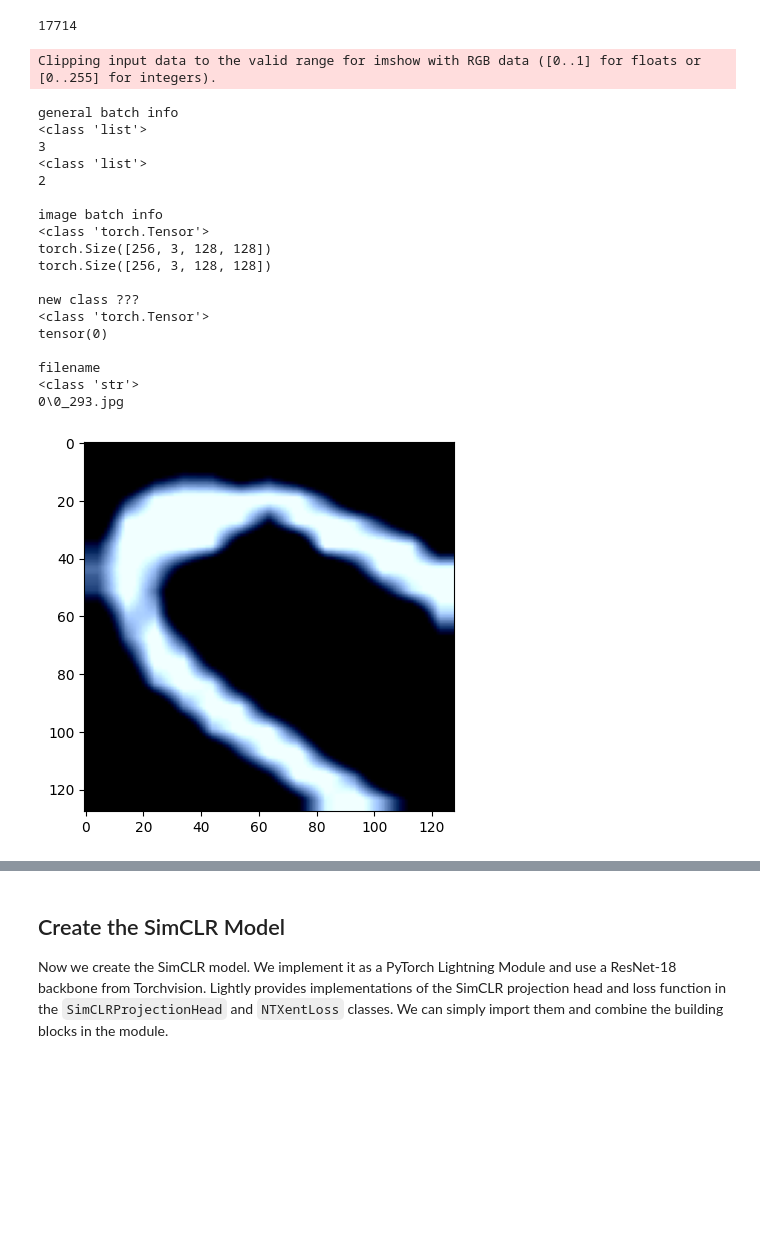
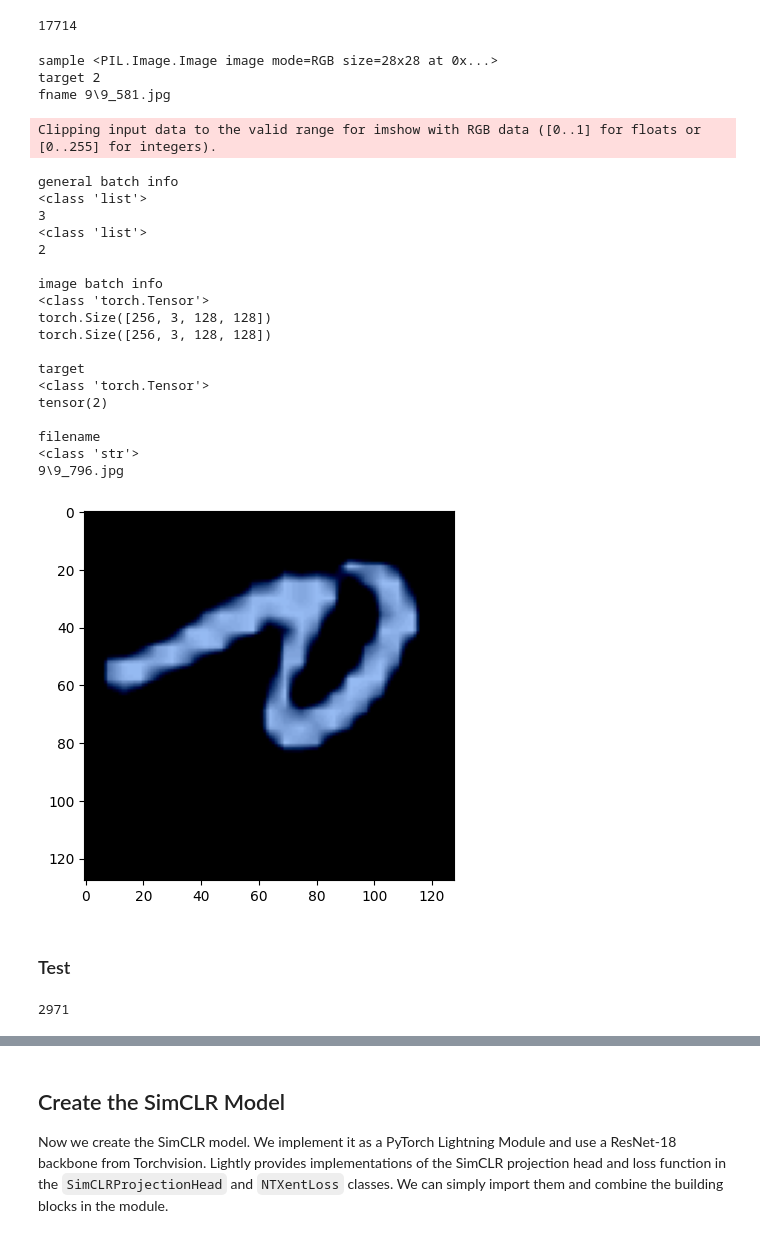
Before and after one commit to MKaczkow/ml_concepts, a Jupyter notebook: ideas/ssl/simcrl_mnist.ipynb, the cells around one changed output, grey strips where cells are left out. Drawn from its saved outputs; the diff is of its cells as text; code cells hidden in the pictures; blank space fills up the shorter version.

```diff
--- a/ideas/ssl/simcrl_mnist.ipynb
+++ b/ideas/ssl/simcrl_mnist.ipynb
@@ -101,12 +108,23 @@ We prepare data augmentations and loaders for unsupervised training, using light
 train_transform = SimCLRTransform(input_size=input_size, vf_prob=0.5, rr_prob=0.5)
 # %%
 train_dataset_simclr = LightlyDataset(
-    input_dir=path_to_train_data, transform=train_transform
+    input_dir=path_to_train_data, #transform=train_transform
 )
 # %%
 print(len(train_dataset_simclr))
 # %% [output]
 17714
+# %%
+sample, target, fname = train_dataset_simclr[17111]
+print("sample", sample)
+print("target", target)
+print("fname", fname)
+
+# targets got acquired weirdly
+# %% [output]
+sample <PIL.Image.Image image mode=RGB size=28x28 at 0x...>
+target 2
+fname 9\9_581.jpg
 # %%
 dataloader_train_simclr = torch.utils.data.DataLoader(
     train_dataset_simclr,
@@ -115,6 +133,8 @@ dataloader_train_simclr = torch.utils.data.DataLoader(
     drop_last=True,
     num_workers=num_workers,
 )
+# %%
+train_example_idx = 65
 # %%
 for batch in dataloader_train_simclr:
     print("\ngeneral batch info")
@@ -122,39 +142,41 @@ for batch in dataloader_train_simclr:
     print(len(batch))
     print(type(batch[0]))
     print(len(batch[0]))
 
     print("\nimage batch info")
     print(type(batch[0][0]))
     print(batch[0][0].shape)
     print(batch[0][1].shape)
-    plt.imshow(batch[0][0][21].permute(1, 2, 0))
+    plt.imshow(batch[0][0][train_example_idx].permute(1, 2, 0))
 
     print("\ntarget")
-    print(type(batch[1][21]))
-    print(batch[1][21])
+    print(type(batch[1][train_example_idx]))
+    print(batch[1][train_example_idx])
 
     print("\nfilename")
-    print(type(batch[2][21]))
-    print(batch[2][21])
+    print(type(batch[2][train_example_idx]))
+    print(batch[2][train_example_idx])
     break
 # %% [output]
 Clipping input data to the valid range for imshow with RGB data ([0..1] for floats or [0..255] for integers).
 general batch info
 <class 'list'>
 3
 <class 'list'>
 2
 
 image batch info
 <class 'torch.Tensor'>
 torch.Size([256, 3, 128, 128])
 torch.Size([256, 3, 128, 128])
 
-new class ???
+target
 <class 'torch.Tensor'>
-tensor(0)
+tensor(2)
 
 filename
 <class 'str'>
-0\0_293.jpg
+9\9_796.jpg
-[figure, old version]
+[figure, new version]
+# %% [markdown]
+### Test
@@ -160,0 +198,4 @@ filename
+# %%
+print(len(test_dataset_simclr))
+# %% [output]
+2971
```
Also changed, not shown: parts of 26 cells of this notebook, 4 other files.
